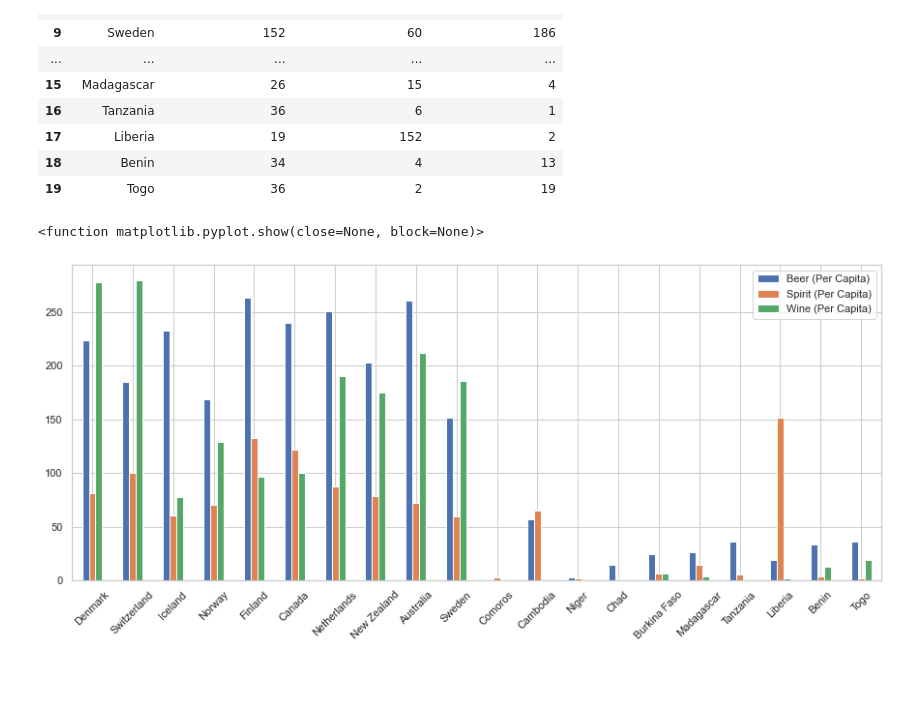
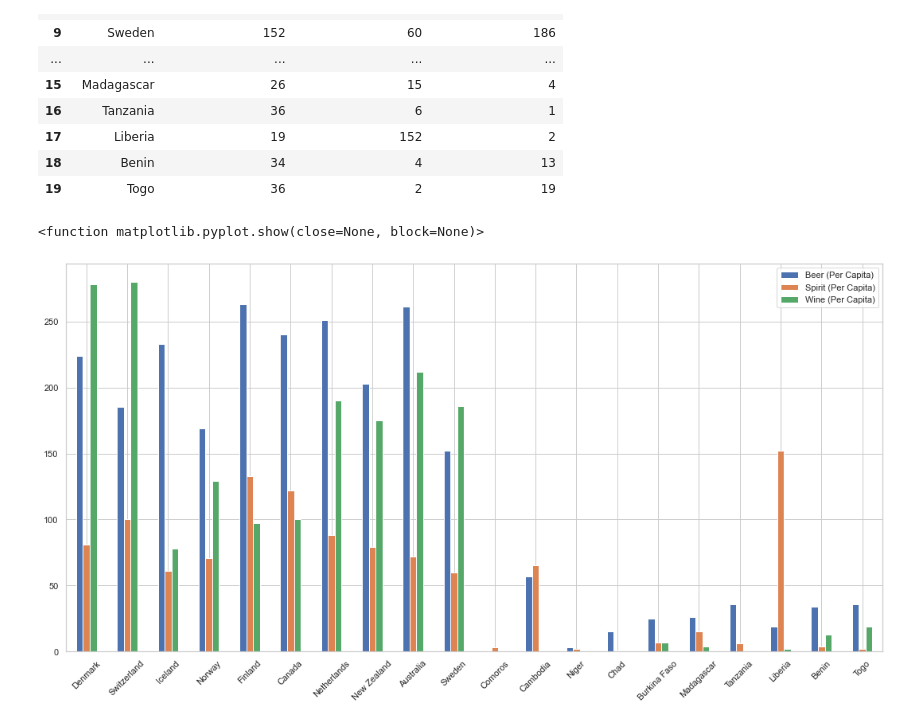
Before and after one commit to Caleman34/Alcohol_and_Happiness, a Jupyter notebook: Alcohol_and_Happiness.ipynb, the cells around one changed output. Saved outputs shown, nothing was run; the diff lists cells and outputs as text; code cells hidden in the pictures; blank space fills up the shorter version.

```diff
--- a/Alcohol_and_Happiness.ipynb
+++ b/Alcohol_and_Happiness.ipynb
@@ -241,12 +241,13 @@ multi_plot_df
 | 18 | Benin | 34 | 4 | 13 |
 | 19 | Togo | 36 | 2 | 19 |
 # %%
-multi_plot_graph = multi_plot_df.plot(kind = "bar", figsize = (15,6))
+multi_plot_graph = multi_plot_df.plot(kind = "bar", figsize = (15,8))
 multi_plot_graph.set_xticklabels(multi_plot_df["Country"], rotation=45)
 column_names = multi_plot_df["Beer (Per Capita)"], ["Spirit (Per Capita)"], ["Wine (Per Capita)"]
+plt.tight_layout()
 
 plt.savefig("Figures/t_b_10_all.png")
 plt.show
 # %% [output]
 <function matplotlib.pyplot.show(close=None, block=None)>
-[figure, old version]
+[figure, new version]
```
Also changed, not shown: parts of 5 cells of this notebook, 3 other files.
